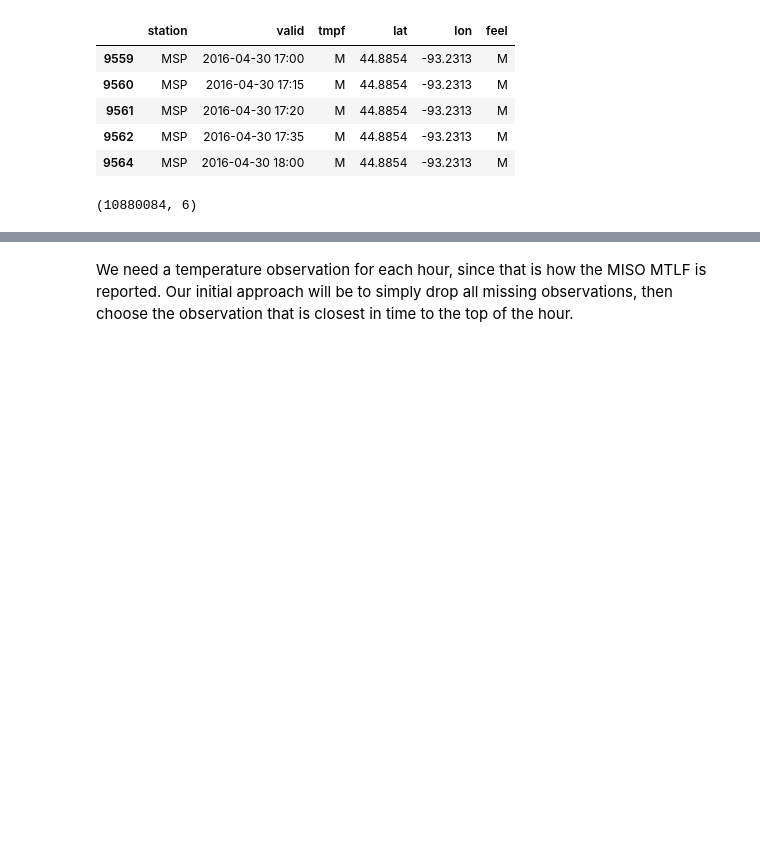
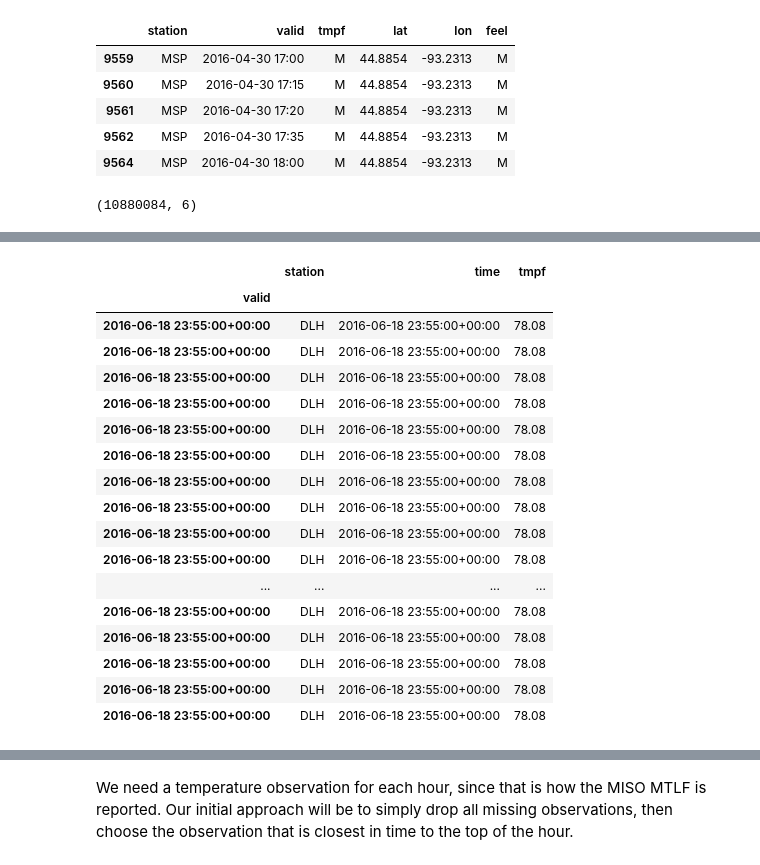
Before and after one commit to caindy/mml, a Jupyter notebook: 01_obtain_data.ipynb, the cells around one changed output, grey strips where cells are left out. Saved outputs shown, nothing was run; the diff lists cells and outputs as text; code cells hidden in the pictures; blank space fills up the shorter version.

```diff
--- a/01_obtain_data.ipynb
+++ b/01_obtain_data.ipynb
@@ -114,0 +149,24 @@ raw_df[raw_df['tmpf'] == 'M'].shape
+# %%
+from weather_data import ASOS
+asos = ASOS()
+dlh_df = asos.get_station_df('DLH', est(2016, 6, 16, 0), est(2016, 6, 18, 23))
+dlh_df[12:30]
+# %% [output]
+|  | station | time | tmpf |
+| valid |  |  |  |
+| 2016-06-18 23:55:00+00:00 | DLH | 2016-06-18 23:55:00+00:00 | 78.08 |
+| 2016-06-18 23:55:00+00:00 | DLH | 2016-06-18 23:55:00+00:00 | 78.08 |
+| 2016-06-18 23:55:00+00:00 | DLH | 2016-06-18 23:55:00+00:00 | 78.08 |
+| 2016-06-18 23:55:00+00:00 | DLH | 2016-06-18 23:55:00+00:00 | 78.08 |
+| 2016-06-18 23:55:00+00:00 | DLH | 2016-06-18 23:55:00+00:00 | 78.08 |
+| 2016-06-18 23:55:00+00:00 | DLH | 2016-06-18 23:55:00+00:00 | 78.08 |
+| 2016-06-18 23:55:00+00:00 | DLH | 2016-06-18 23:55:00+00:00 | 78.08 |
+| 2016-06-18 23:55:00+00:00 | DLH | 2016-06-18 23:55:00+00:00 | 78.08 |
+| 2016-06-18 23:55:00+00:00 | DLH | 2016-06-18 23:55:00+00:00 | 78.08 |
+| 2016-06-18 23:55:00+00:00 | DLH | 2016-06-18 23:55:00+00:00 | 78.08 |
+| ... | ... | ... | ... |
+| 2016-06-18 23:55:00+00:00 | DLH | 2016-06-18 23:55:00+00:00 | 78.08 |
+| 2016-06-18 23:55:00+00:00 | DLH | 2016-06-18 23:55:00+00:00 | 78.08 |
+| 2016-06-18 23:55:00+00:00 | DLH | 2016-06-18 23:55:00+00:00 | 78.08 |
+| 2016-06-18 23:55:00+00:00 | DLH | 2016-06-18 23:55:00+00:00 | 78.08 |
+| 2016-06-18 23:55:00+00:00 | DLH | 2016-06-18 23:55:00+00:00 | 78.08 |
```
Also changed, not shown: parts of 18 cells of this notebook, 1 other file.
